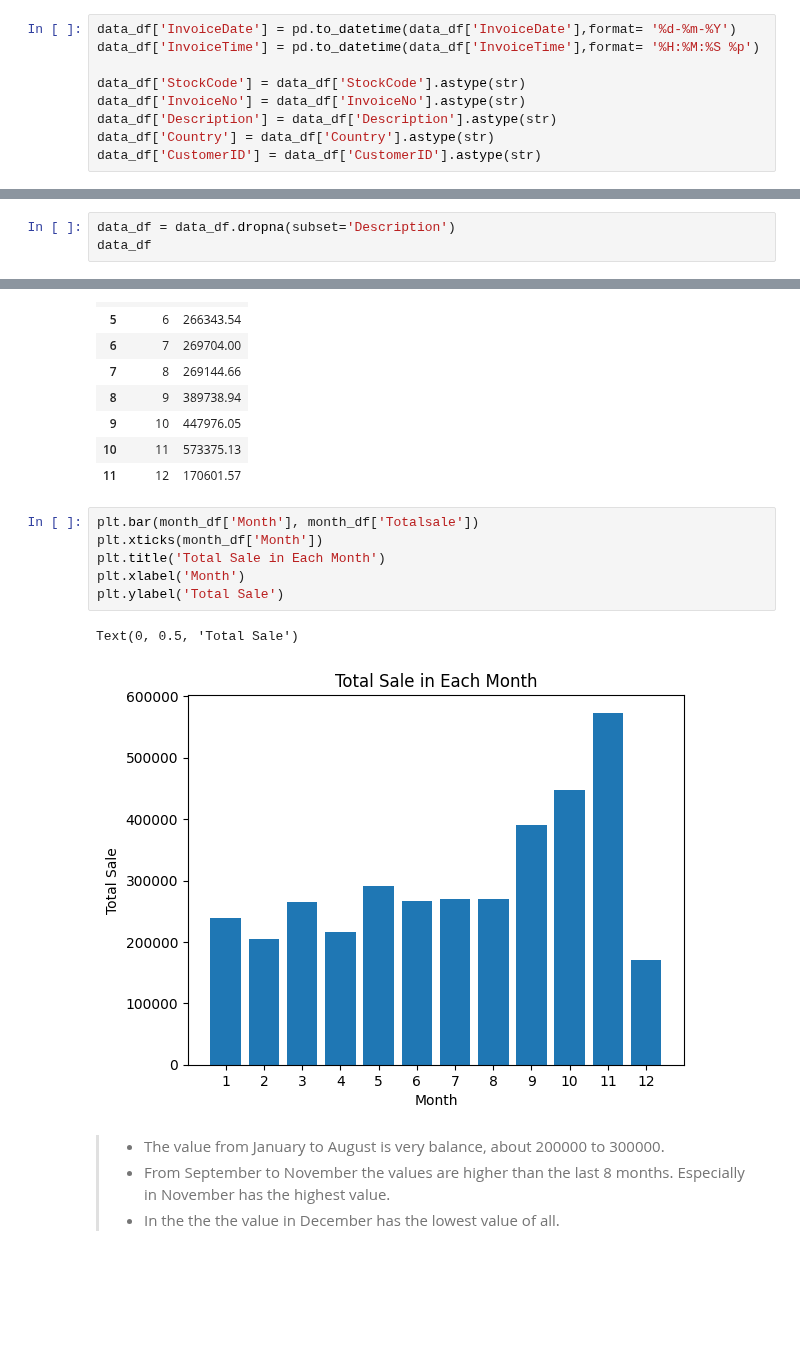
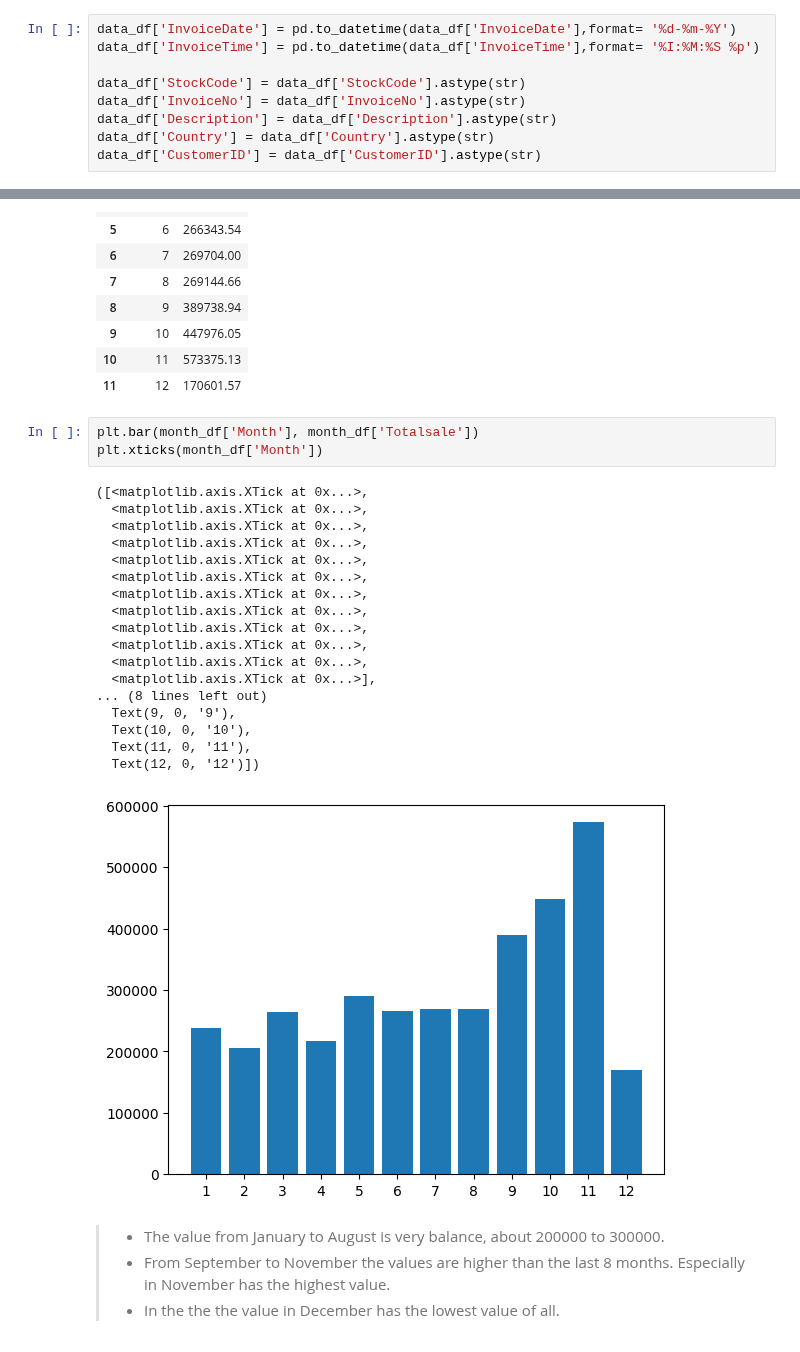
Before and after one commit to Ha0203/FinalProject_LTKHDL, a Jupyter notebook: main_branch.ipynb, the cells around one changed output, grey strips where cells are left out. Drawn from its saved outputs; the diff is of its cells as text; blank space fills up the shorter version.

```diff
--- a/main_branch.ipynb
+++ b/main_branch.ipynb
@@ -150,7 +159,7 @@ dtype: object
 - The CustomerID should be `str` intead of `float64`
 # %%
 data_df['InvoiceDate'] = pd.to_datetime(data_df['InvoiceDate'],format= '%d-%m-%Y')
-data_df['InvoiceTime'] = pd.to_datetime(data_df['InvoiceTime'],format= '%H:%M:%S %p')
+data_df['InvoiceTime'] = pd.to_datetime(data_df['InvoiceTime'],format= '%I:%M:%S %p')
 
 data_df['StockCode'] = data_df['StockCode'].astype(str)
 data_df['InvoiceNo'] = data_df['InvoiceNo'].astype(str)
@@ -401,3 +424,0 @@ data_df.shape
-# %%
-data_df = data_df.dropna(subset='Description')
-data_df
@@ -552,12 +558,25 @@ month_df
 # %%
 plt.bar(month_df['Month'], month_df['Totalsale'])
 plt.xticks(month_df['Month'])
-plt.title('Total Sale in Each Month')
-plt.xlabel('Month')
-plt.ylabel('Total Sale')
 # %% [output]
-Text(0, 0.5, 'Total Sale')
+([<matplotlib.axis.XTick at 0x...>,
+  <matplotlib.axis.XTick at 0x...>,
+  <matplotlib.axis.XTick at 0x...>,
+  <matplotlib.axis.XTick at 0x...>,
+  <matplotlib.axis.XTick at 0x...>,
+  <matplotlib.axis.XTick at 0x...>,
+  <matplotlib.axis.XTick at 0x...>,
+  <matplotlib.axis.XTick at 0x...>,
+  <matplotlib.axis.XTick at 0x...>,
+  <matplotlib.axis.XTick at 0x...>,
+  <matplotlib.axis.XTick at 0x...>,
+  <matplotlib.axis.XTick at 0x...>],
+... (8 lines left out)
+  Text(9, 0, '9'),
+  Text(10, 0, '10'),
+  Text(11, 0, '11'),
+  Text(12, 0, '12')])
-[figure, old version]
+[figure, new version]
 # %% [markdown]
 > - The value from January to August is very balance, about 200000 to 300000.
 > - From  September to November the values are higher than the last 8 months. Especially in November has the highest value.
```
Also changed, not shown: parts of 32 cells of this notebook.
